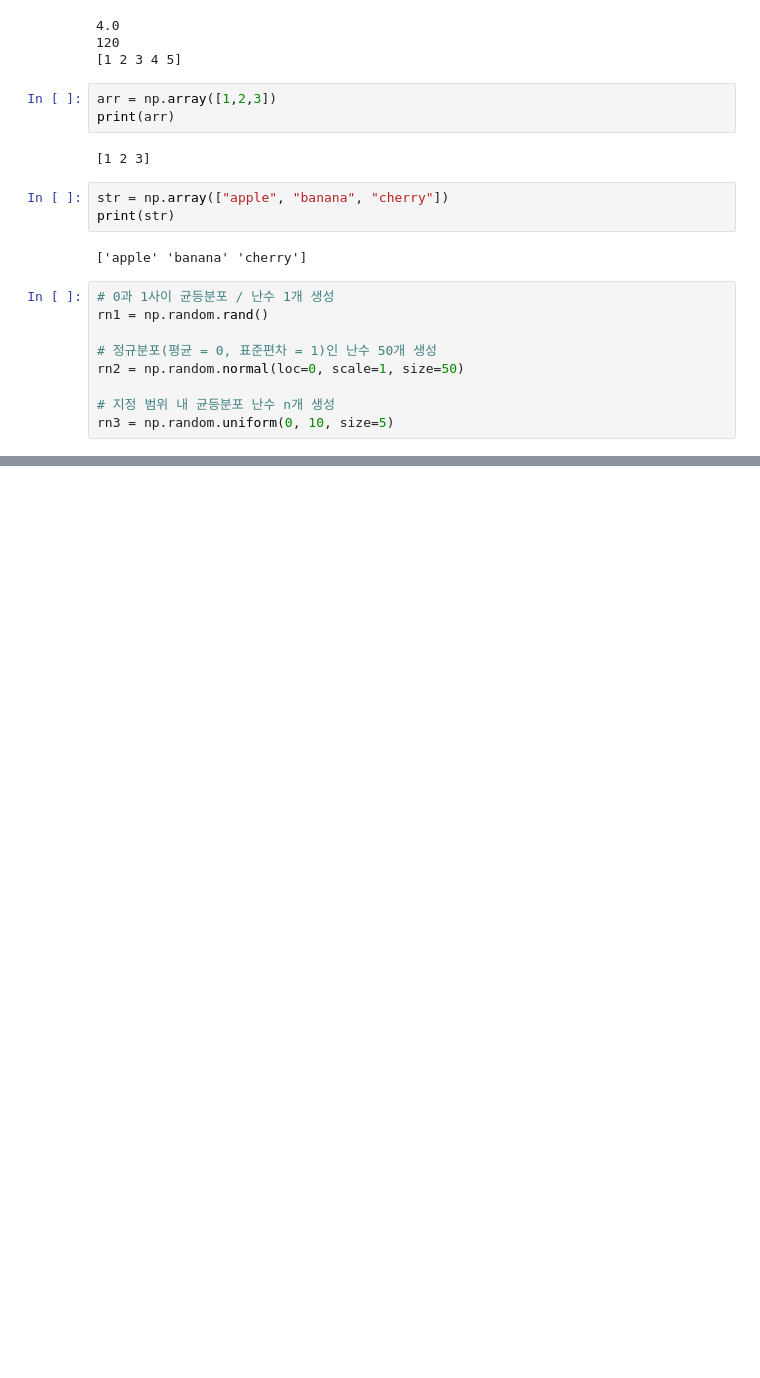
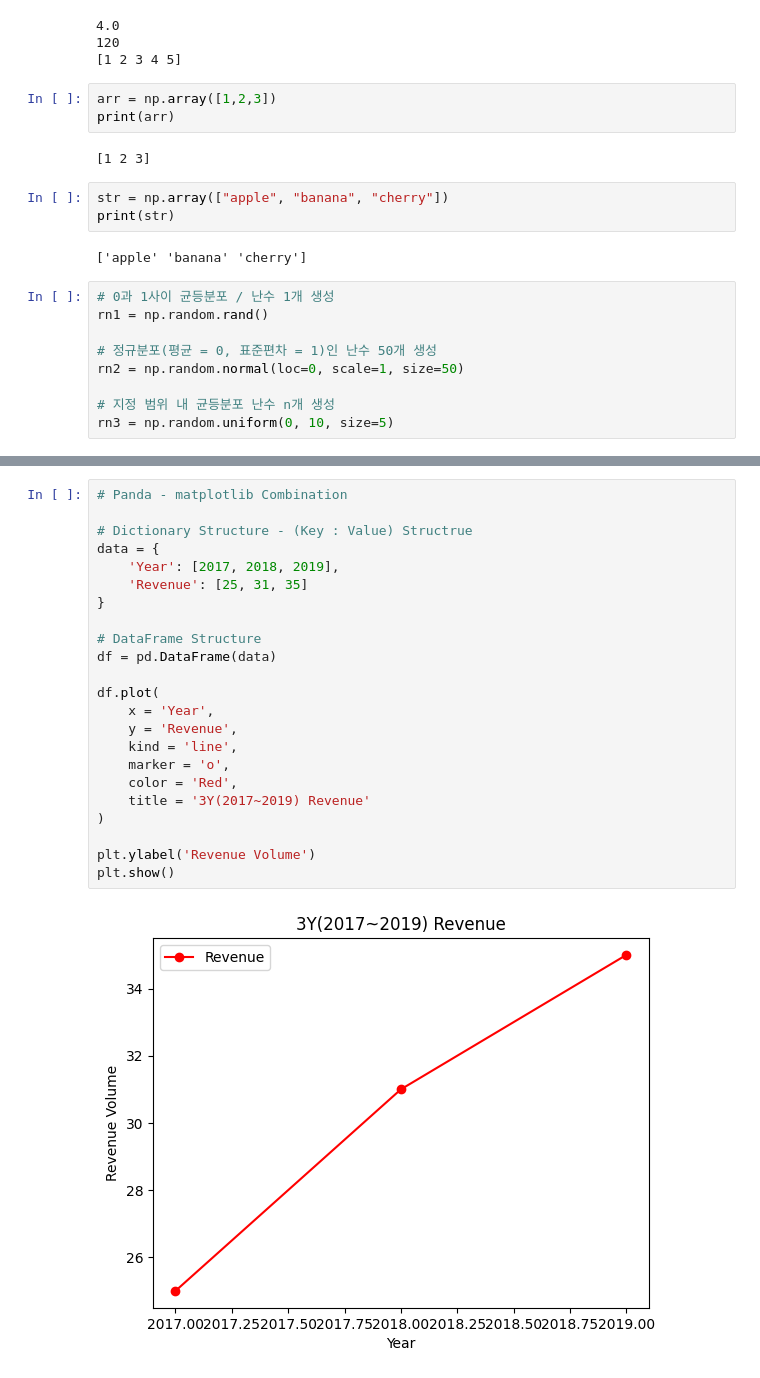
Before and after one commit to greapis/jaeha-shim, a Jupyter notebook: AI_Tensor_LS.ipynb, the cells around one changed output, grey strips where cells are left out. Drawn from its saved outputs; the diff is of its cells as text; blank space fills up the shorter version.

```diff
--- a/AI_Tensor_LS.ipynb
+++ b/AI_Tensor_LS.ipynb
@@ -50,0 +75,25 @@ print(rn3)
+# %%
+# Panda - matplotlib Combination
+
+# Dictionary Structure - (Key : Value) Structrue
+data = {
+    'Year': [2017, 2018, 2019],
+    'Revenue': [25, 31, 35]
+}
+
+# DataFrame Structure
+df = pd.DataFrame(data)
+
+df.plot(
+    x = 'Year',
+    y = 'Revenue',
+    kind = 'line',
+    marker = 'o',
+    color = 'Red',
+    title = '3Y(2017~2019) Revenue'
+)
+
+plt.ylabel('Revenue Volume')
+plt.show()
+# %% [output]
+[figure, added]
```
Also changed, not shown: parts of 3 cells of this notebook.
